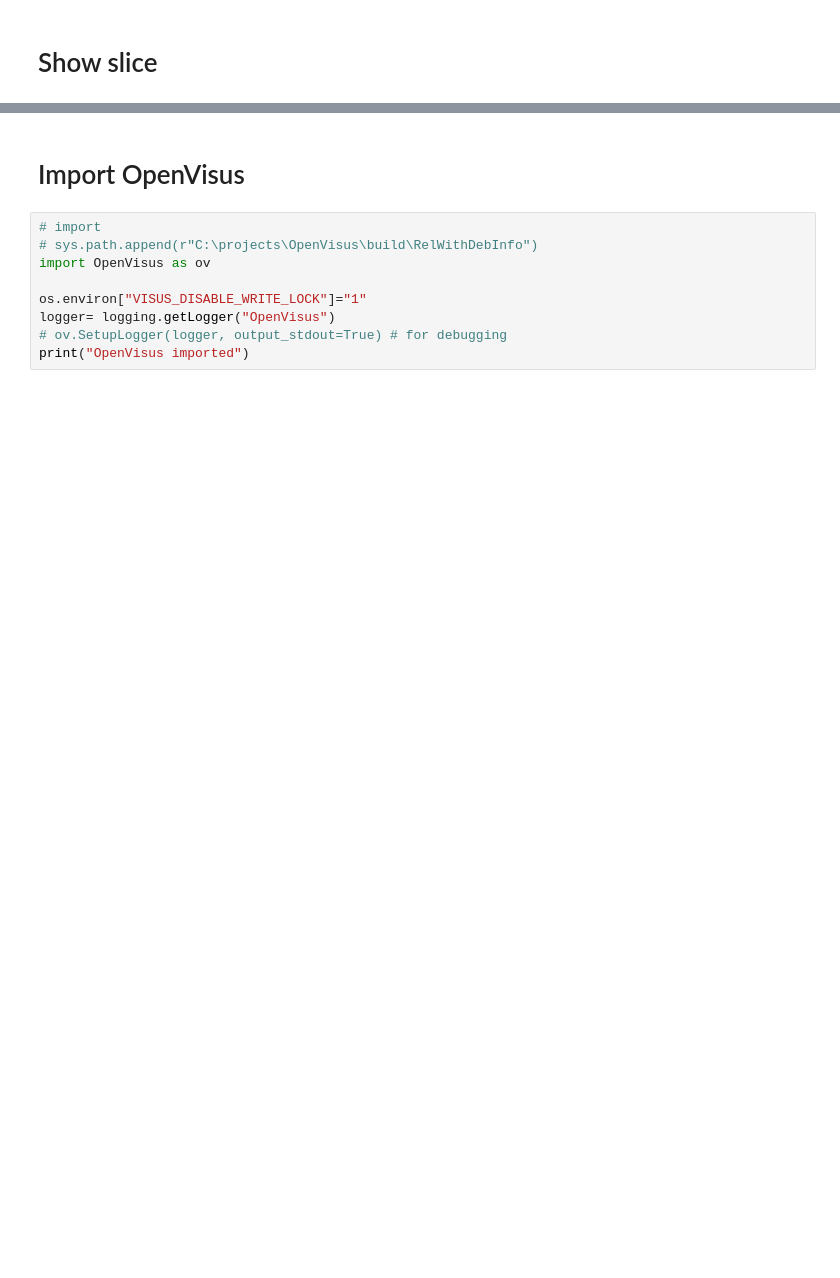
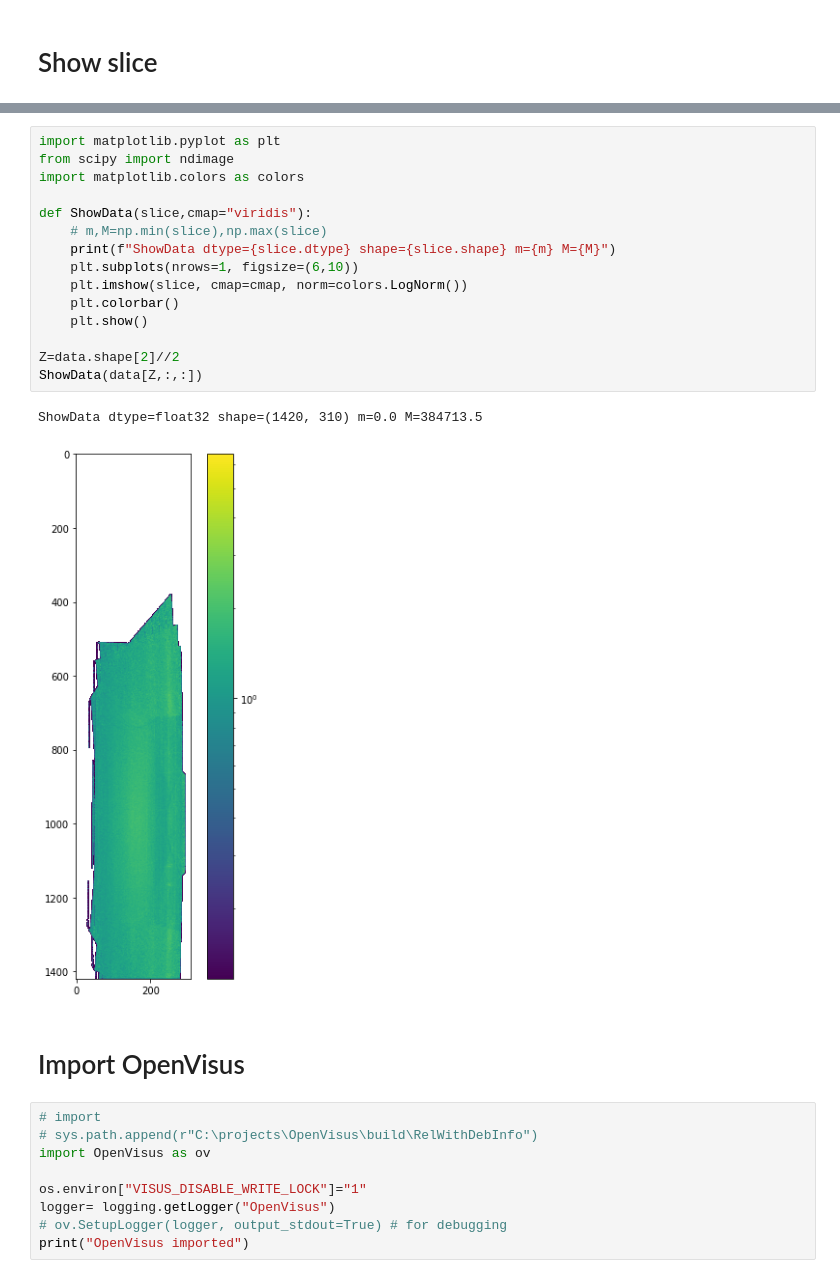
Before and after one commit to sci-visus/openvisuspy, a Jupyter notebook: examples/chess/convert-nexus-data.ipynb, the cells around one changed output, grey strips where cells are left out. Saved outputs shown, nothing was run; the diff lists cells and outputs as text; blank space fills up the shorter version.

```diff
--- a/examples/chess/convert-nexus-data.ipynb
+++ b/examples/chess/convert-nexus-data.ipynb
@@ -74,3 +108,21 @@ ShowData float32 (1420, 1420) 0.0 3.3507648
+# %%
+import matplotlib.pyplot as plt
+from scipy import ndimage
+import matplotlib.colors as colors
+
+def ShowData(slice,cmap="viridis"):
+	# m,M=np.min(slice),np.max(slice)
+	print(f"ShowData dtype={slice.dtype} shape={slice.shape} m={m} M={M}")
+	plt.subplots(nrows=1, figsize=(6,10))
+	plt.imshow(slice, cmap=cmap, norm=colors.LogNorm())
+	plt.colorbar()
+	plt.show()
+
+Z=data.shape[2]//2
+ShowData(data[Z,:,:])
+# %% [output]
+ShowData dtype=float32 shape=(1420, 310) m=0.0 M=384713.5
+[figure, added]
 # %% [markdown]
 # Import OpenVisus
 # %%
```
Also changed, not shown: parts of 7 cells of this notebook.
